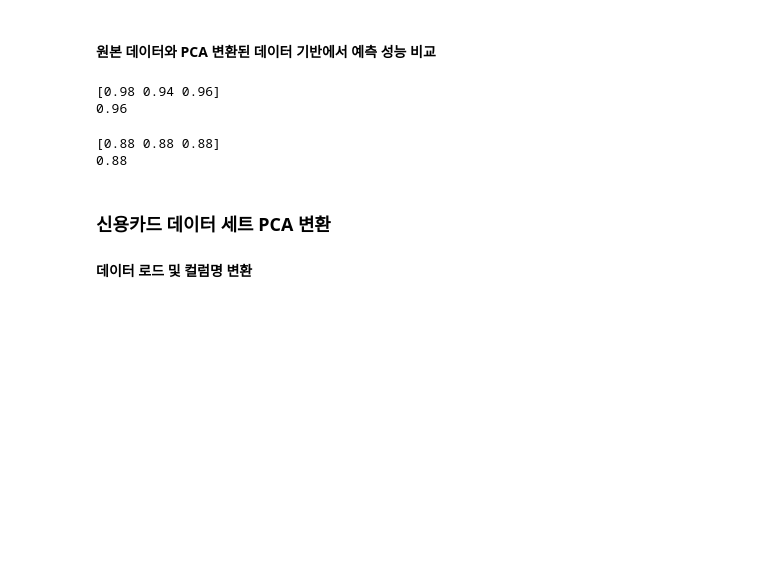
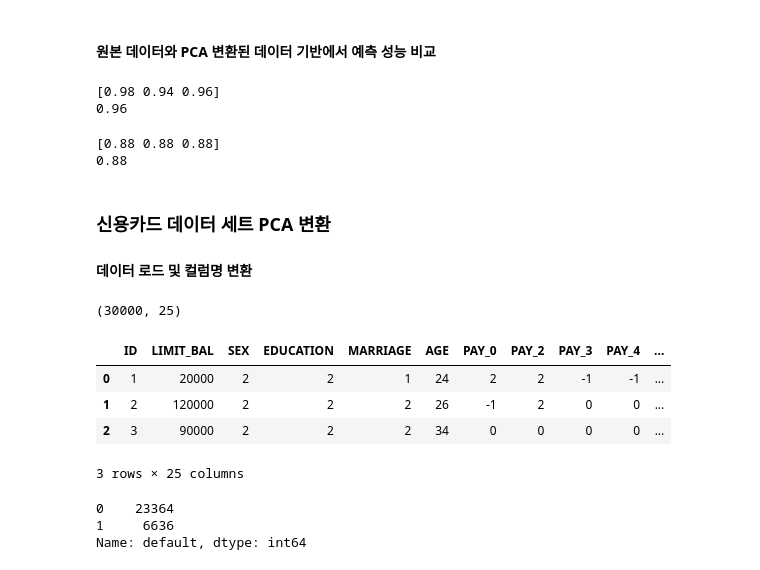
Before and after one commit to 201411096/study_AI, a Jupyter notebook: lectures/2_파이썬 머신러닝 완벽 가이드/6_차원 축소(Dimension Reduction)/2_PCA(Principal Component Analysis).ipynb, the cells around one changed output. Drawn from its saved outputs; the diff is of its cells as text; code cells hidden in the pictures; blank space fills up the shorter version.

```diff
--- a/lectures/2_파이썬 머신러닝 완벽 가이드/6_차원 축소(Dimension Reduction)/2_PCA(Principal Component Analysis).ipynb
+++ b/lectures/2_파이썬 머신러닝 완벽 가이드/6_차원 축소(Dimension Reduction)/2_PCA(Principal Component Analysis).ipynb
@@ -210,3 +210,19 @@ print(np.mean(scores_pca))
 ### 신용카드 데이터 세트 PCA 변환
 
 #### 데이터 로드 및 컬럼명 변환
+# %%
+import pandas as pd
+
+# UCI credit card default dataset (kaggle X)
+df = pd.read_excel('pca_credit_card.xls', sheet_name='Data', header=1)
+print(df.shape)
+df.head(3)
+
+# target : 0 (연체x) <-> target : 1 (연체o)
+# %% [output]
+(30000, 25)
+|  | ID | LIMIT_BAL | SEX | EDUCATION | MARRIAGE | AGE | PAY_0 | PAY_2 | PAY_3 | PAY_4 | ... |
+| 0 | 1 | 20000 | 2 | 2 | 1 | 24 | 2 | 2 | -1 | -1 | ... |
+| 1 | 2 | 120000 | 2 | 2 | 2 | 26 | -1 | 2 | 0 | 0 | ... |
+| 2 | 3 | 90000 | 2 | 2 | 2 | 34 | 0 | 0 | 0 | 0 | ... |
+3 rows × 25 columns
@@ -212,0 +239,6 @@ print(np.mean(scores_pca))
+# %%
+y_target.value_counts()
+# %% [output]
+0    23364
+1     6636
+Name: default, dtype: int64
```
Also changed, not shown: parts of 9 cells of this notebook, 1 other file.
